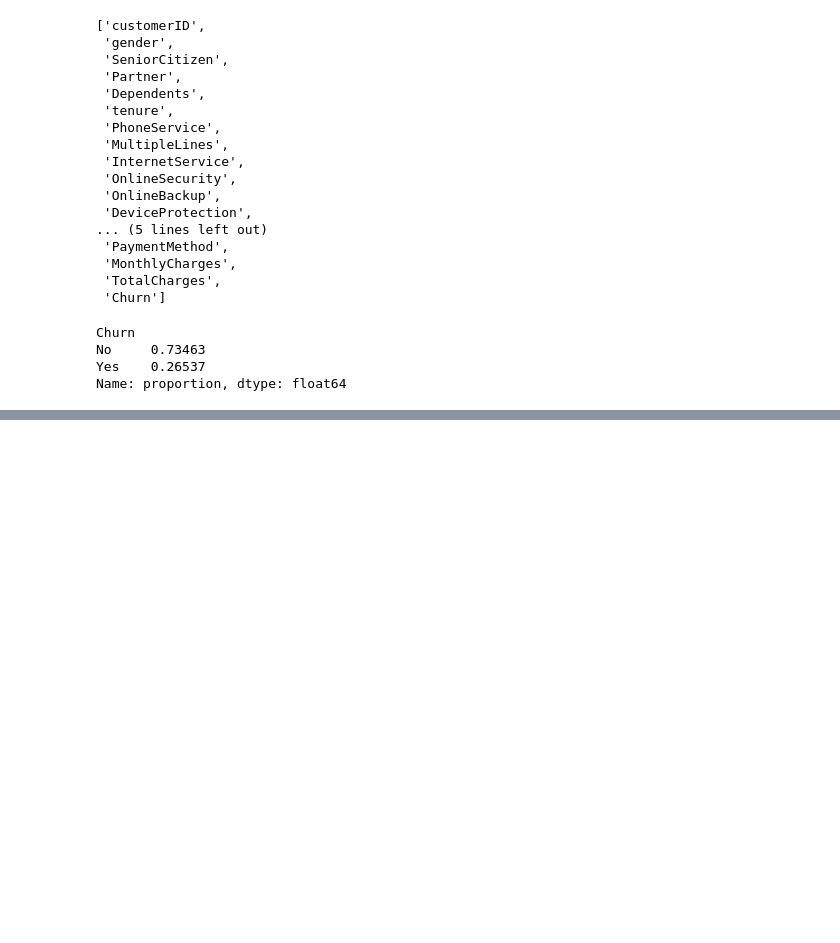
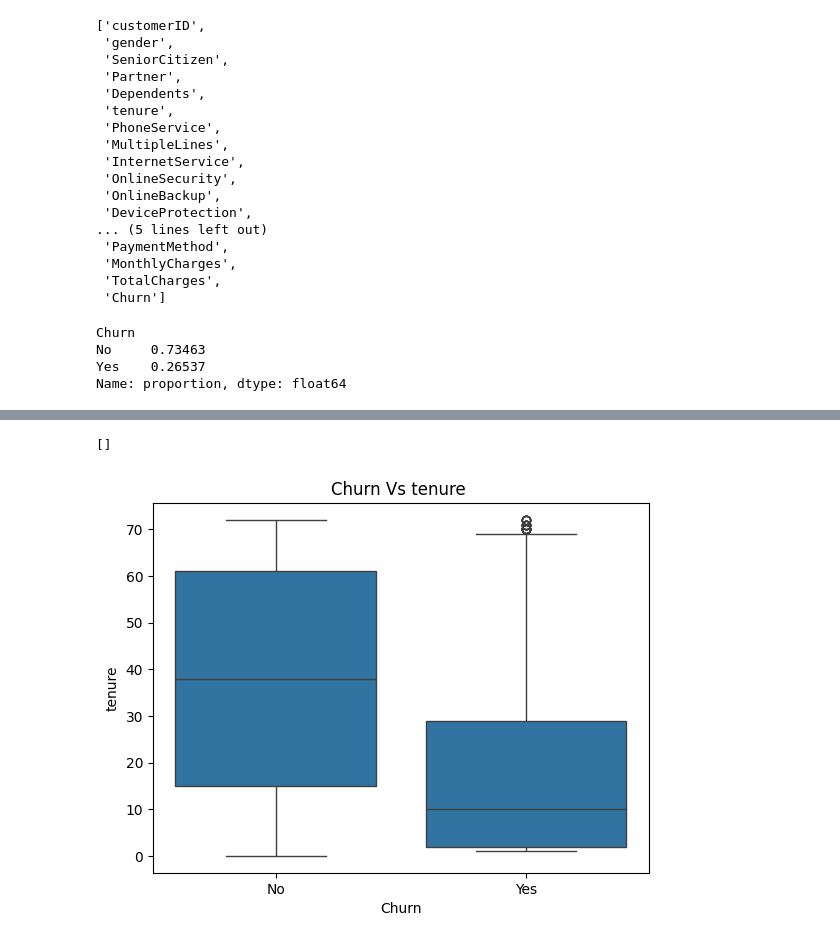
Before and after one commit to nishot/customer_churn, a Jupyter notebook: notebooks/01_eda.ipynb, the cells around one changed output, grey strips where cells are left out. Cells and saved outputs as stored; diff of their text form; code cells hidden in the pictures; blank space fills up the shorter version.

```diff
--- a/notebooks/01_eda.ipynb
+++ b/notebooks/01_eda.ipynb
@@ -105,0 +285,7 @@ Name: proportion, dtype: float64
+# %%
+sns.boxplot(data=df,x='Churn',y='tenure')
+plt.title("Churn Vs tenure ")
+plt.plot()
+# %% [output]
+[]
+[figure, added]
```
Also changed, not shown: parts of 26 cells of this notebook.
